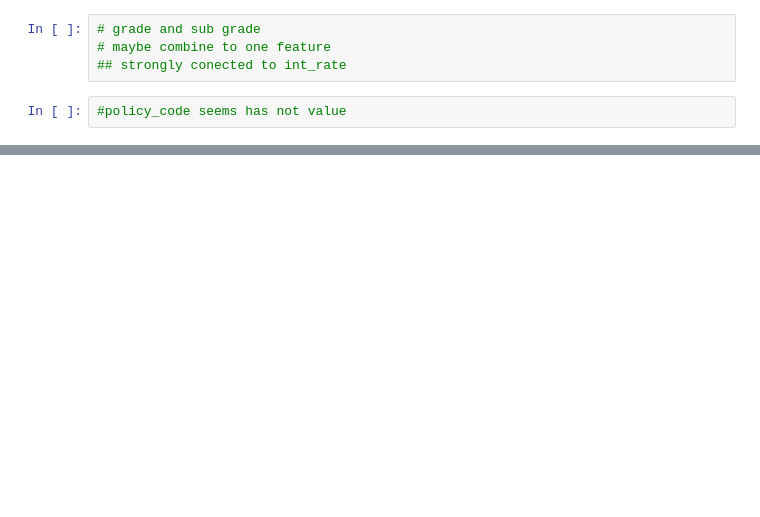
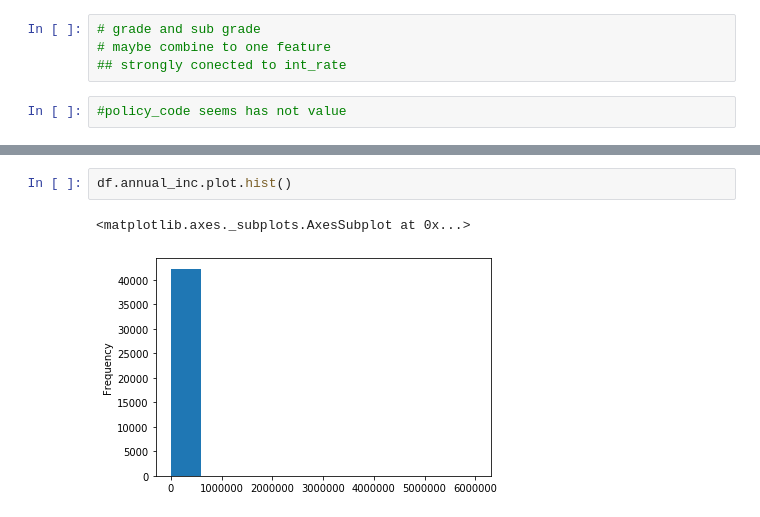
Before and after one commit to torben90/NF_Prj_LendingClub, a Jupyter notebook: sub_notebooks/Cleaning_suggestion_Arne.ipynb, the cells around one changed output, grey strips where cells are left out. Cells and saved outputs as stored; diff of their text form; blank space fills up the shorter version.

```diff
--- a/sub_notebooks/Cleaning_suggestion_Arne.ipynb
+++ b/sub_notebooks/Cleaning_suggestion_Arne.ipynb
@@ -23,0 +344,5 @@ df.pub_rec_bankruptcies = df.pub_rec_bankruptcies.fillna(0.0).astype('int32')
+# %%
+df.annual_inc.plot.hist()
+# %% [output]
+<matplotlib.axes._subplots.AxesSubplot at 0x...>
+[figure, added]
```
Also changed, not shown: parts of 50 cells of this notebook, 7 other files.
